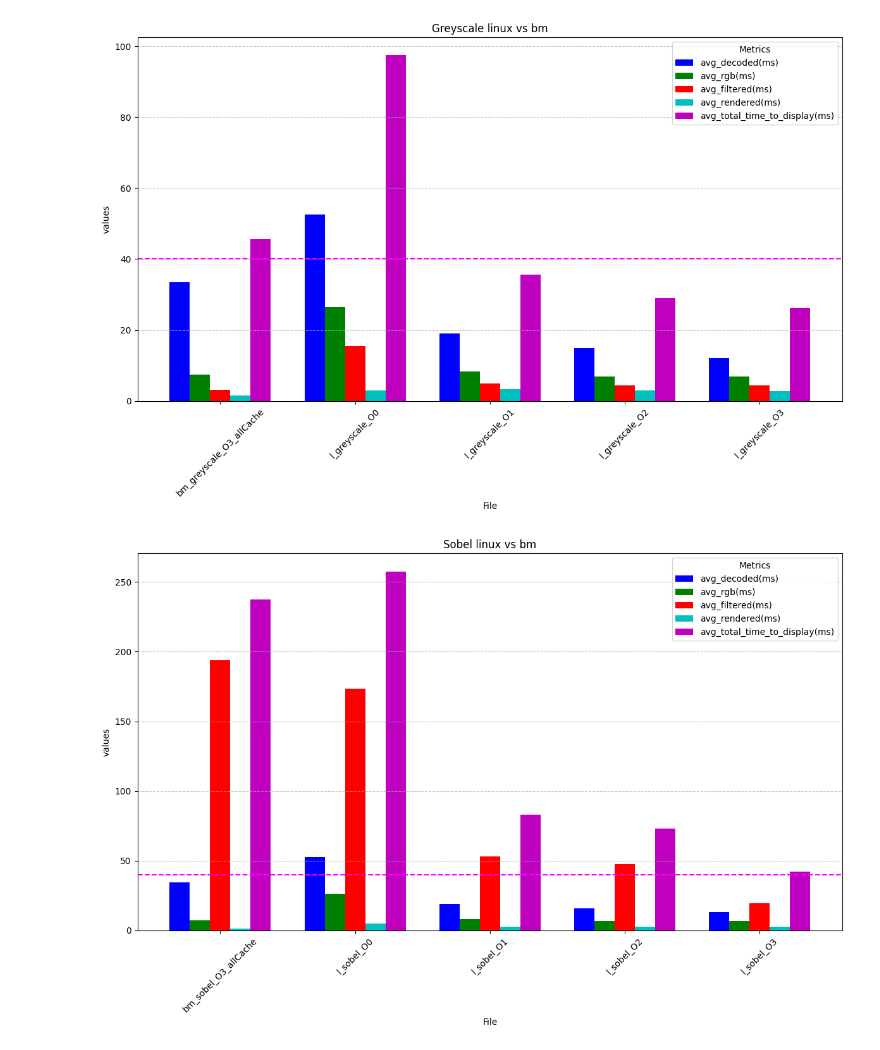
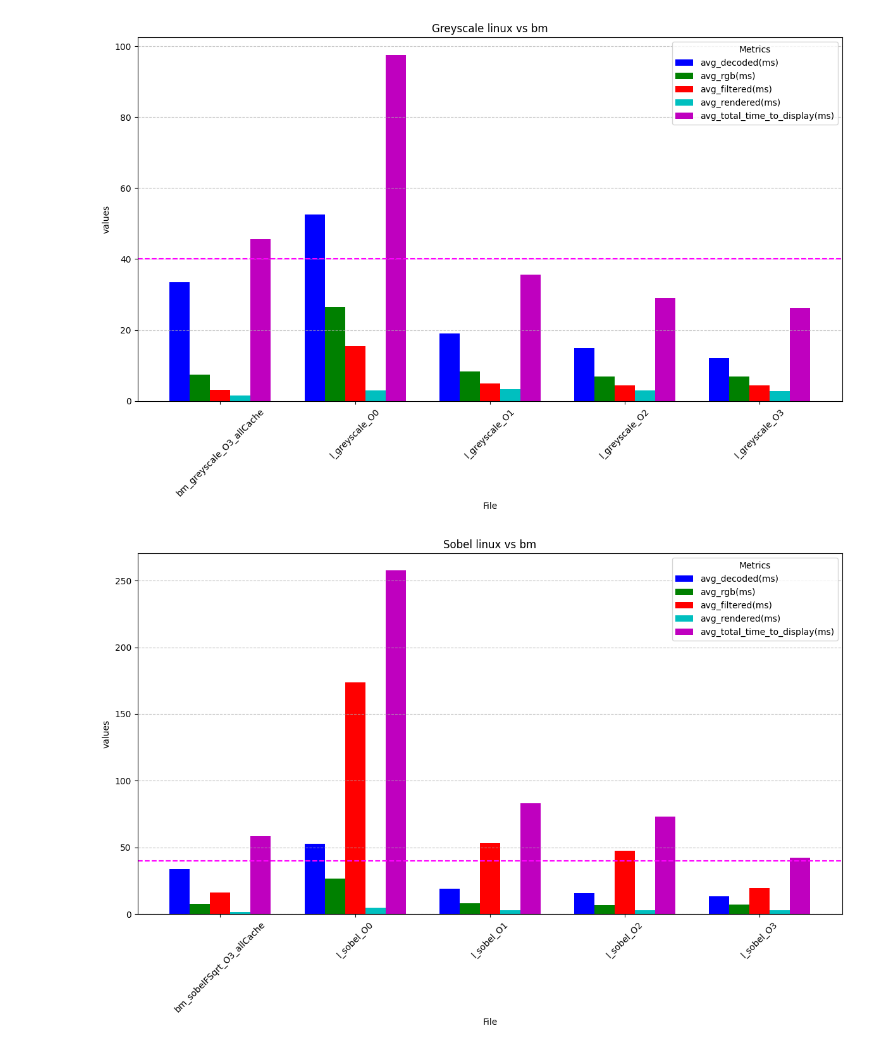
Before and after one commit to AlB1111122/FYPJupiterNotebooks, a Jupyter notebook: analyseFilterd.ipynb, the cells around one changed output. Drawn from its saved outputs; the diff is of its cells as text; code cells hidden in the pictures.

```diff
--- a/analyseFilterd.ipynb
+++ b/analyseFilterd.ipynb
@@ -302,7 +303,7 @@ plt.show()
 [figure]
 # %%
 best_bm_worst_l_sobel_df = pd.concat([
-    avg_df[avg_df.index == 'bm_sobel_O3_allCache'],
+    avg_df[avg_df.index == 'bm_sobelFSqrt_O3_allCache'],
     avg_df[avg_df.index == 'l_sobel_O0']
 ])
 # %%
@@ -502,24 +494,24 @@ plt.show()
 [figure]
 # %%
 sobel_graphs = pd.concat([
-    avg_df[avg_df.index == 'bm_sobel_O3_allCache'],
+    avg_df[avg_df.index == 'bm_sobelFSqrt_O3_allCache'],
     avg_df[avg_df.index.str.contains('l_sobel')]
 ])
 
 x = np.arange(len(sobel_graphs.index))
 plt.figure(figsize=(12, 8))
 for i, col in enumerate(sobel_graphs.columns):
     plt.bar(x + i * bar_width, sobel_graphs[col], width=bar_width, label=col, color=colours[i % len(colours)], align='center')
 
 plt.xticks(x + (len(sobel_graphs.columns) - 1) * bar_width / 2, sobel_graphs.index, rotation=45)
 plt.title('Sobel linux vs bm')
 plt.xlabel('File')
 plt.ylabel('values')
 plt.legend(title="Metrics")
 plt.grid(axis='y', linestyle='--', alpha=0.7)
 plt.axhline(y=40, color='magenta', linestyle='--', label='25fps')
 plt.tight_layout()
 
 plt.show()
 # %% [output]
-[figure, old version]
+[figure, new version]
```
Also changed, not shown: parts of 10 cells of this notebook, 1 other file.
